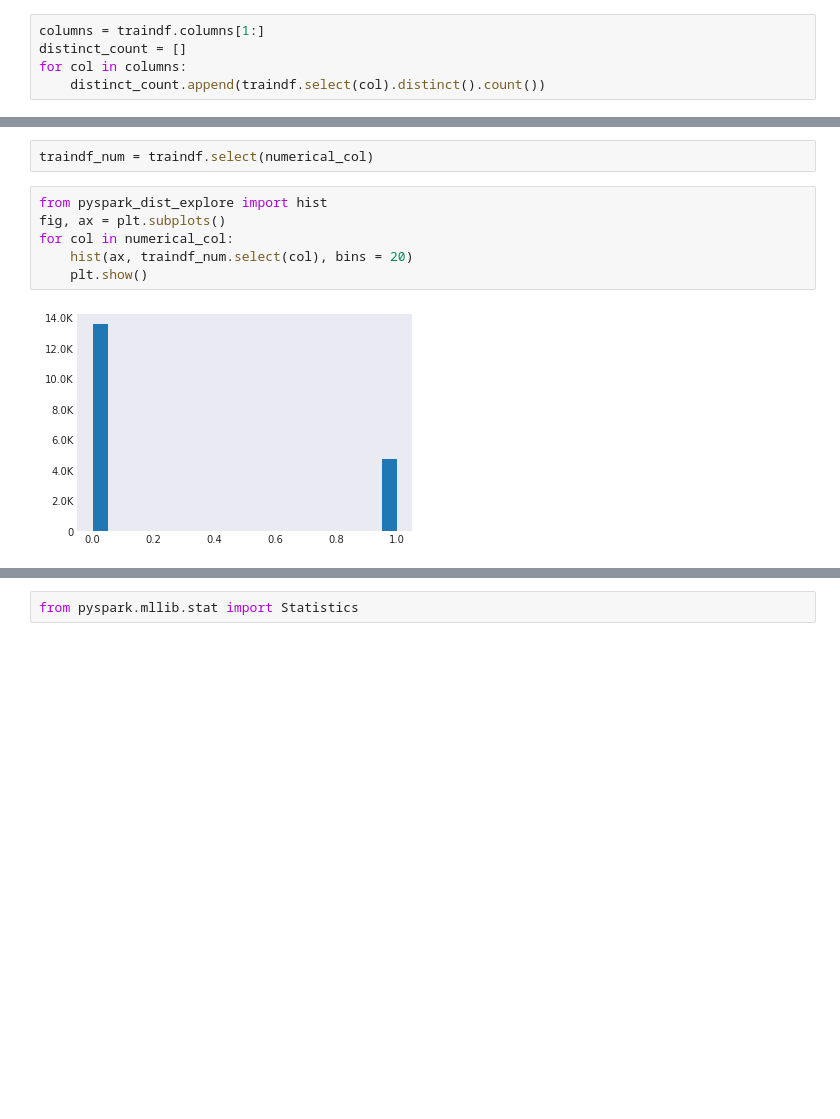
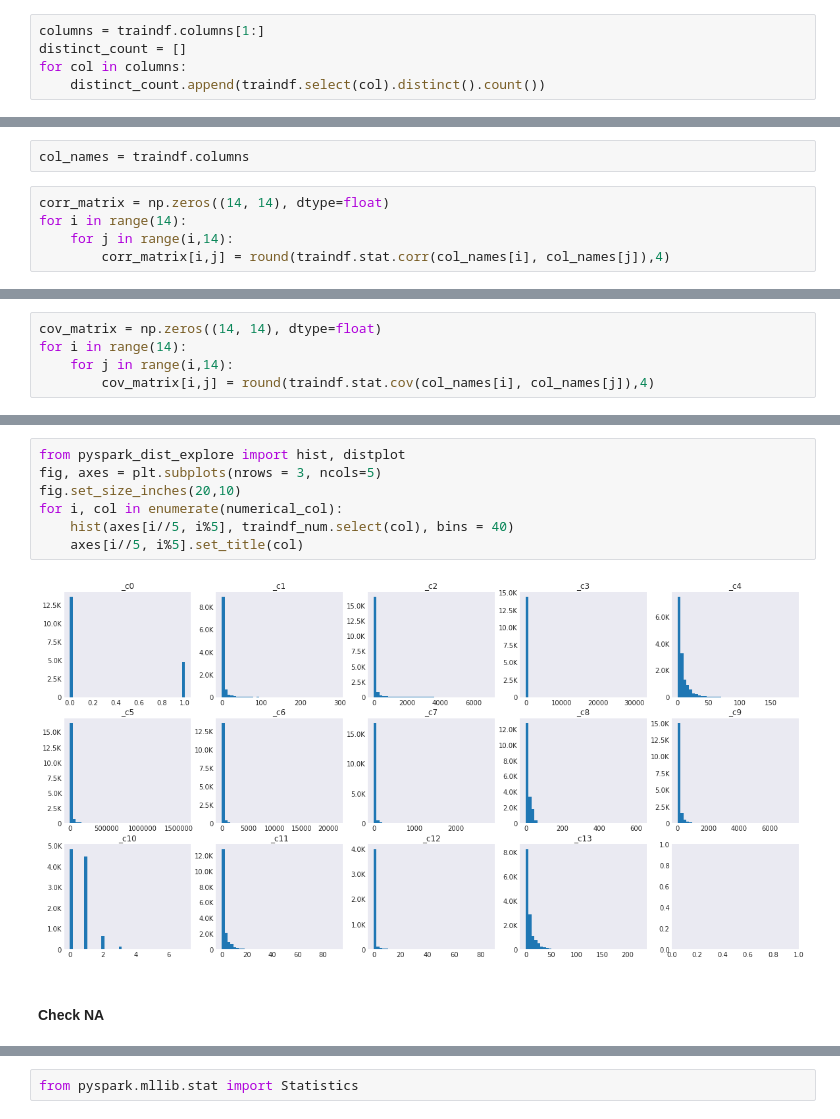
Before and after one commit to noahrandolph/Parallel-Click-Through-Rate-Predictor, a Jupyter notebook: misc_code/Alice.ipynb, the cells around one changed output, grey strips where cells are left out. Cells and saved outputs as stored; diff of their text form; blank space fills up the shorter version.

```diff
--- a/misc_code/Alice.ipynb
+++ b/misc_code/Alice.ipynb
@@ -181,0 +208,7 @@ _c39 : 3117
+# %%
+col_names = traindf.columns
+# %%
+corr_matrix = np.zeros((14, 14), dtype=float)
+for i in range(14):
+    for j in range(i,14):
+        corr_matrix[i,j] = round(traindf.stat.corr(col_names[i], col_names[j]),4)
@@ -181,0 +233,5 @@ _c39 : 3117
+# %%
+cov_matrix = np.zeros((14, 14), dtype=float)
+for i in range(14):
+    for j in range(i,14):
+        cov_matrix[i,j] = round(traindf.stat.cov(col_names[i], col_names[j]),4)
@@ -200,13 +274,14 @@ Installing collected packages: pyspark-dist-explore
 Successfully installed pyspark-dist-explore-0.1.4
 You are using pip version 10.0.1, however version 18.1 is available.
 You should consider upgrading via the 'pip install --upgrade pip' command.
-# %%
-traindf_num = traindf.select(numerical_col)
 # %%
-from pyspark_dist_explore import hist
-fig, ax = plt.subplots()
-for col in numerical_col:
-    hist(ax, traindf_num.select(col), bins = 20)
-    plt.show()
+from pyspark_dist_explore import hist, distplot
+fig, axes = plt.subplots(nrows = 3, ncols=5)
+fig.set_size_inches(20,10)
+for i, col in enumerate(numerical_col):
+    hist(axes[i//5, i%5], traindf_num.select(col), bins = 40)
+    axes[i//5, i%5].set_title(col)
 # %% [output]
-[figure, old version]
+[figure, new version]
+# %% [markdown]
+#### Check NA
```
Also changed, not shown: parts of 17 cells of this notebook.
